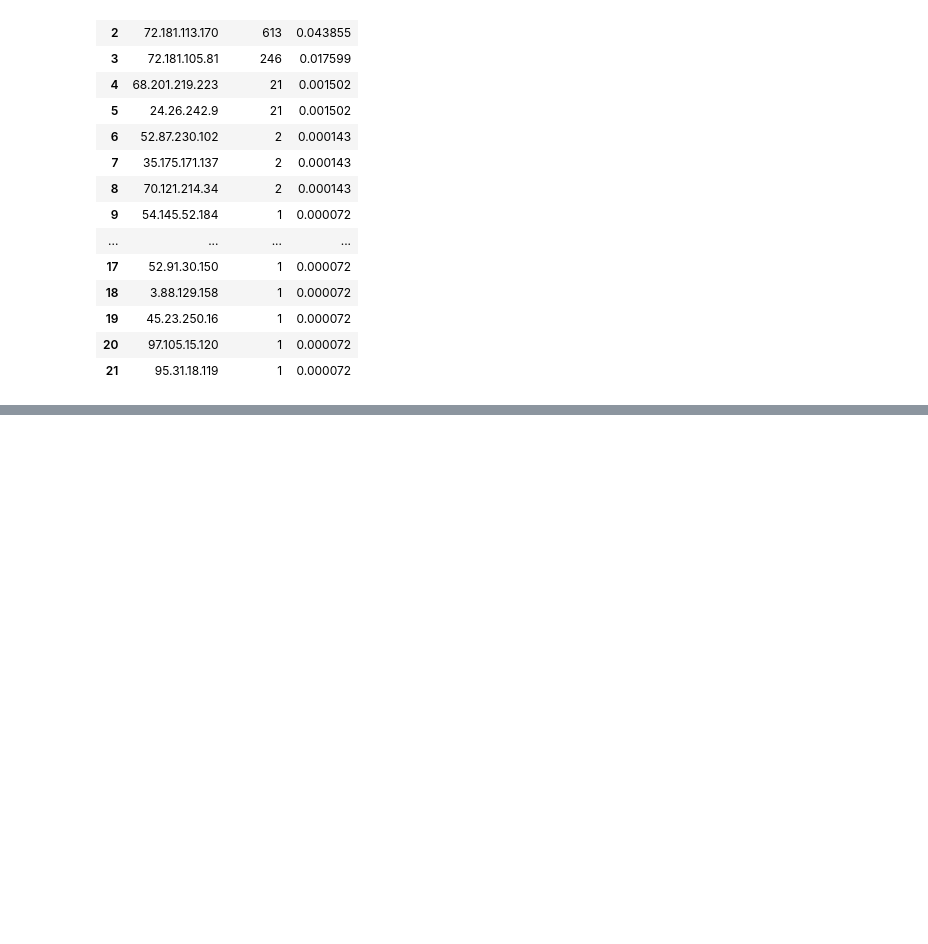
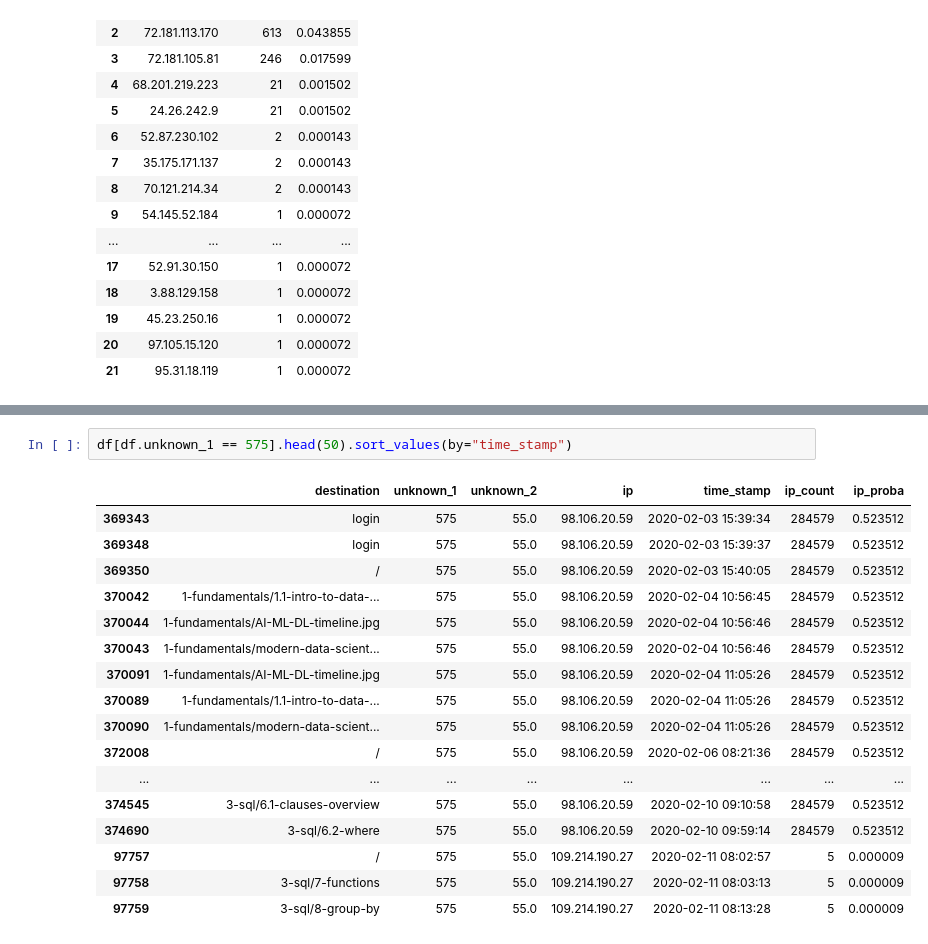
Before and after one commit to guedanie/anomaly_detection, a Jupyter notebook: discrete_anomaly_detection.ipynb, the cells around one changed output, grey strips where cells are left out. Cells and saved outputs as stored; diff of their text form; blank space fills up the shorter version.

```diff
--- a/discrete_anomaly_detection.ipynb
+++ b/discrete_anomaly_detection.ipynb
@@ -109,0 +233,20 @@ ip_df
+# %%
+df[df.unknown_1 == 575].head(50).sort_values(by="time_stamp")
+# %% [output]
+|  | destination | unknown_1 | unknown_2 | ip | time_stamp | ip_count | ip_proba |
+| 369343 | login | 575 | 55.0 | 98.106.20.59 | 2020-02-03 15:39:34 | 284579 | 0.523512 |
+| 369348 | login | 575 | 55.0 | 98.106.20.59 | 2020-02-03 15:39:37 | 284579 | 0.523512 |
+| 369350 | / | 575 | 55.0 | 98.106.20.59 | 2020-02-03 15:40:05 | 284579 | 0.523512 |
+| 370042 | 1-fundamentals/1.1-intro-to-data-... | 575 | 55.0 | 98.106.20.59 | 2020-02-04 10:56:45 | 284579 | 0.523512 |
+| 370044 | 1-fundamentals/AI-ML-DL-timeline.jpg | 575 | 55.0 | 98.106.20.59 | 2020-02-04 10:56:46 | 284579 | 0.523512 |
+| 370043 | 1-fundamentals/modern-data-scient... | 575 | 55.0 | 98.106.20.59 | 2020-02-04 10:56:46 | 284579 | 0.523512 |
+| 370091 | 1-fundamentals/AI-ML-DL-timeline.jpg | 575 | 55.0 | 98.106.20.59 | 2020-02-04 11:05:26 | 284579 | 0.523512 |
+| 370089 | 1-fundamentals/1.1-intro-to-data-... | 575 | 55.0 | 98.106.20.59 | 2020-02-04 11:05:26 | 284579 | 0.523512 |
+| 370090 | 1-fundamentals/modern-data-scient... | 575 | 55.0 | 98.106.20.59 | 2020-02-04 11:05:26 | 284579 | 0.523512 |
+| 372008 | / | 575 | 55.0 | 98.106.20.59 | 2020-02-06 08:21:36 | 284579 | 0.523512 |
+| ... | ... | ... | ... | ... | ... | ... | ... |
+| 374545 | 3-sql/6.1-clauses-overview | 575 | 55.0 | 98.106.20.59 | 2020-02-10 09:10:58 | 284579 | 0.523512 |
+| 374690 | 3-sql/6.2-where | 575 | 55.0 | 98.106.20.59 | 2020-02-10 09:59:14 | 284579 | 0.523512 |
+| 97757 | / | 575 | 55.0 | 109.214.190.27 | 2020-02-11 08:02:57 | 5 | 0.000009 |
+| 97758 | 3-sql/7-functions | 575 | 55.0 | 109.214.190.27 | 2020-02-11 08:03:13 | 5 | 0.000009 |
+| 97759 | 3-sql/8-group-by | 575 | 55.0 | 109.214.190.27 | 2020-02-11 08:13:28 | 5 | 0.000009 |
```
Also changed, not shown: parts of 16 cells of this notebook.
